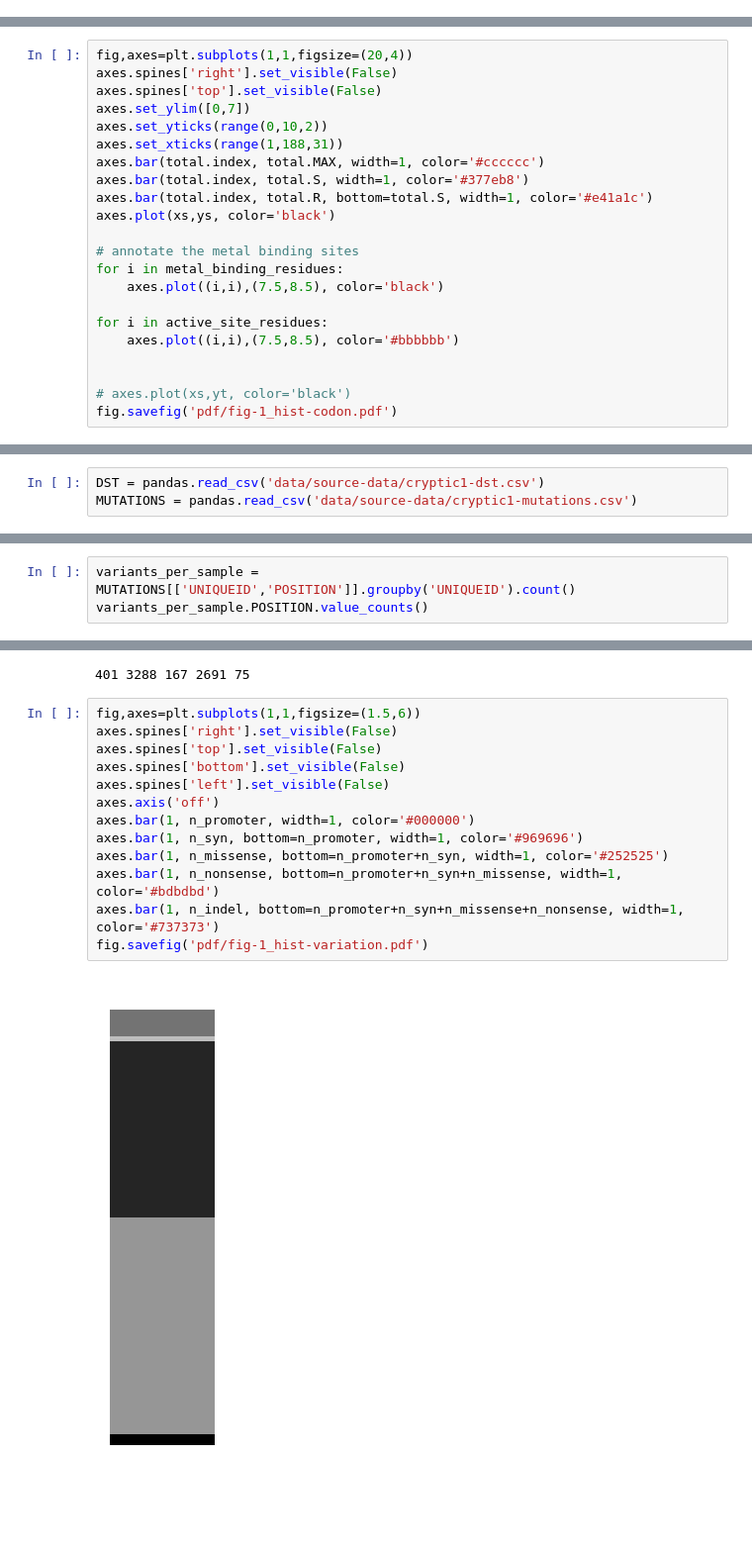
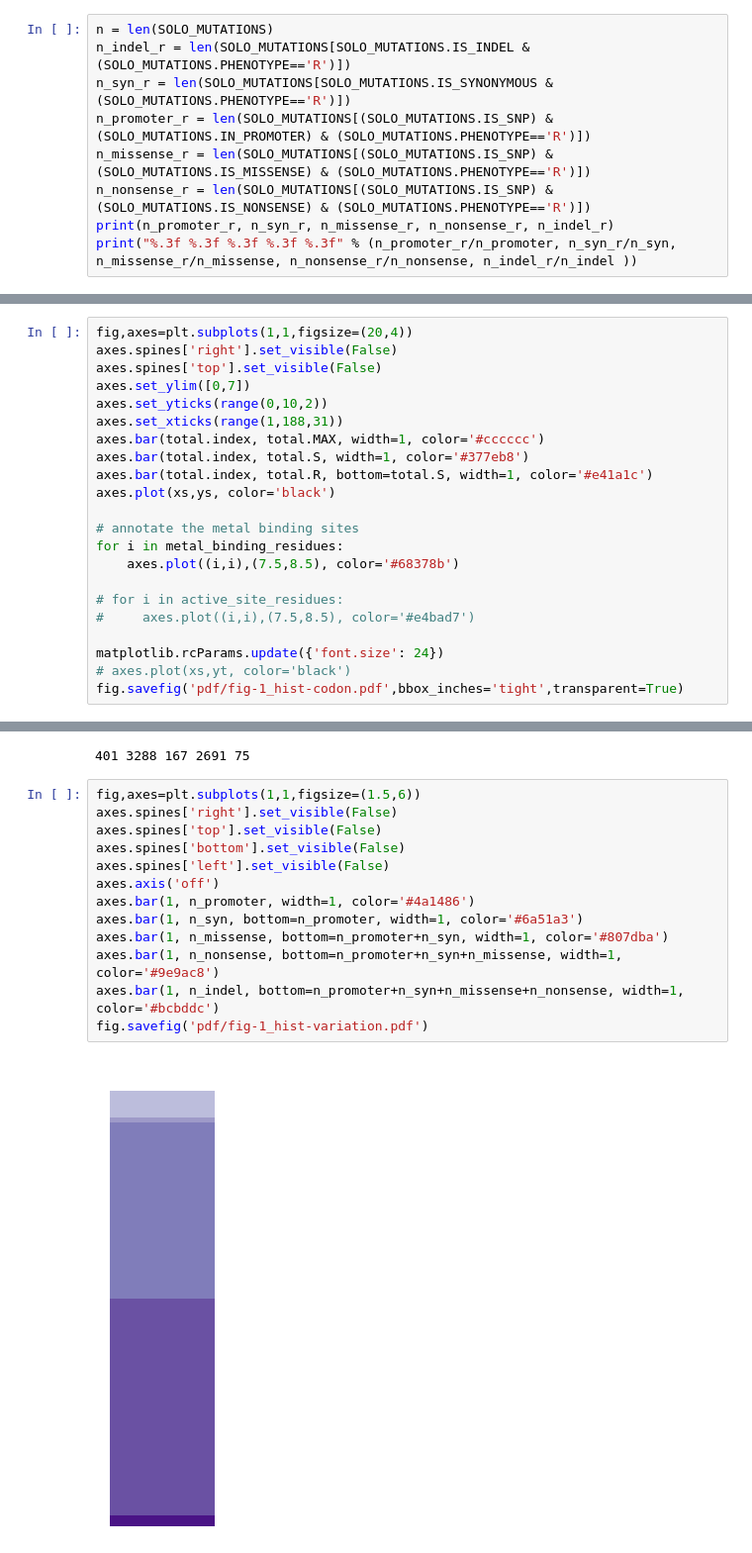
Before and after one commit to fowler-lab/predict-pyrazinamide-resistance, a Jupyter notebook: create-figure-1.ipynb, the cells around one changed output, grey strips where cells are left out. Shown at 99% size. Drawn from its saved outputs; the diff is of its cells as text; blank space fills up the shorter version.

```diff
--- a/create-figure-1.ipynb
+++ b/create-figure-1.ipynb
@@ -4,0 +87,9 @@ import matplotlib.pyplot as plt
+# %%
+n = len(SOLO_MUTATIONS)
+n_indel_r = len(SOLO_MUTATIONS[SOLO_MUTATIONS.IS_INDEL & (SOLO_MUTATIONS.PHENOTYPE=='R')])
+n_syn_r = len(SOLO_MUTATIONS[SOLO_MUTATIONS.IS_SYNONYMOUS & (SOLO_MUTATIONS.PHENOTYPE=='R')])
+n_promoter_r = len(SOLO_MUTATIONS[(SOLO_MUTATIONS.IS_SNP) & (SOLO_MUTATIONS.IN_PROMOTER) & (SOLO_MUTATIONS.PHENOTYPE=='R')])
+n_missense_r = len(SOLO_MUTATIONS[(SOLO_MUTATIONS.IS_SNP) & (SOLO_MUTATIONS.IS_MISSENSE) & (SOLO_MUTATIONS.PHENOTYPE=='R')])
+n_nonsense_r = len(SOLO_MUTATIONS[(SOLO_MUTATIONS.IS_SNP) & (SOLO_MUTATIONS.IS_NONSENSE) & (SOLO_MUTATIONS.PHENOTYPE=='R')])
+print(n_promoter_r, n_syn_r, n_missense_r, n_nonsense_r, n_indel_r)
+print("%.3f %.3f %.3f %.3f %.3f" % (n_promoter_r/n_promoter, n_syn_r/n_syn, n_missense_r/n_missense, n_nonsense_r/n_nonsense, n_indel_r/n_indel ))
@@ -117,12 +381,12 @@ axes.plot(xs,ys, color='black')
 
 # annotate the metal binding sites
 for i in metal_binding_residues:
-    axes.plot((i,i),(7.5,8.5), color='black')
+    axes.plot((i,i),(7.5,8.5), color='#68378b')
 
-for i in active_site_residues:
-    axes.plot((i,i),(7.5,8.5), color='#bbbbbb')
+# for i in active_site_residues:
+#     axes.plot((i,i),(7.5,8.5), color='#e4bad7')
 
-
+matplotlib.rcParams.update({'font.size': 24})
 # axes.plot(xs,yt, color='black')
-fig.savefig('pdf/fig-1_hist-codon.pdf')
+fig.savefig('pdf/fig-1_hist-codon.pdf',bbox_inches='tight',transparent=True)
 # %% [output]
@@ -135,6 +402,3 @@ fig.savefig('pdf/fig-1_hist-codon.pdf')
 'resid ' + ' '.join(str(i) for i in active_site_residues)
 # %% [output]
 'resid 8 13 19 68 96 133 134 137 138'
-# %%
-DST = pandas.read_csv('data/source-data/cryptic1-dst.csv')
-MUTATIONS = pandas.read_csv('data/source-data/cryptic1-mutations.csv')
@@ -142,6 +420,3 @@ MUTATIONS = pandas.read_csv('data/source-data/cryptic1-mutations.csv')
 len(DST)
 # %% [output]
 22842
-# %%
-variants_per_sample = MUTATIONS[['UNIQUEID','POSITION']].groupby('UNIQUEID').count()
-variants_per_sample.POSITION.value_counts()
@@ -199,15 +475,15 @@ print(n_indel, n_syn, n_promoter, n_missense, n_nonsense)
 # %%
 fig,axes=plt.subplots(1,1,figsize=(1.5,6))
 axes.spines['right'].set_visible(False)
 axes.spines['top'].set_visible(False)
 axes.spines['bottom'].set_visible(False)
 axes.spines['left'].set_visible(False)
 axes.axis('off')
-axes.bar(1, n_promoter, width=1, color='#000000')
-axes.bar(1, n_syn, bottom=n_promoter, width=1, color='#969696')
-axes.bar(1, n_missense, bottom=n_promoter+n_syn, width=1, color='#252525')
-axes.bar(1, n_nonsense, bottom=n_promoter+n_syn+n_missense, width=1, color='#bdbdbd')
-axes.bar(1, n_indel, bottom=n_promoter+n_syn+n_missense+n_nonsense, width=1, color='#737373')
+axes.bar(1, n_promoter, width=1, color='#4a1486')
+axes.bar(1, n_syn, bottom=n_promoter, width=1, color='#6a51a3')
+axes.bar(1, n_missense, bottom=n_promoter+n_syn, width=1, color='#807dba')
+axes.bar(1, n_nonsense, bottom=n_promoter+n_syn+n_missense, width=1, color='#9e9ac8')
+axes.bar(1, n_indel, bottom=n_promoter+n_syn+n_missense+n_nonsense, width=1, color='#bcbddc')
 fig.savefig('pdf/fig-1_hist-variation.pdf')
 # %% [output]
-[figure, old version]
+[figure, new version]
```
Also changed, not shown: parts of 29 cells of this notebook, 14 other files.
